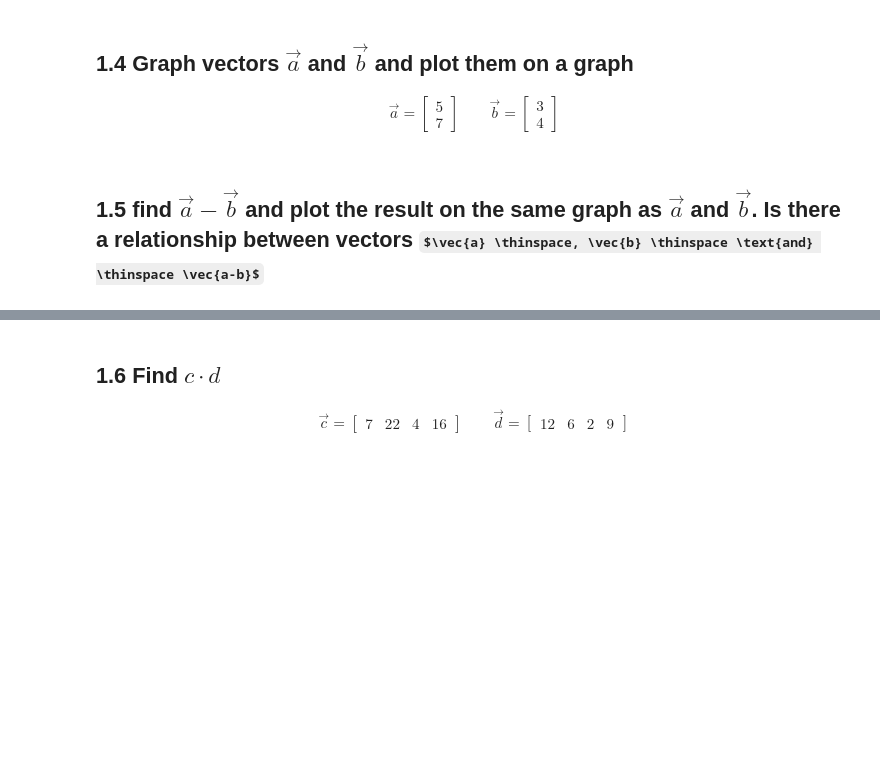
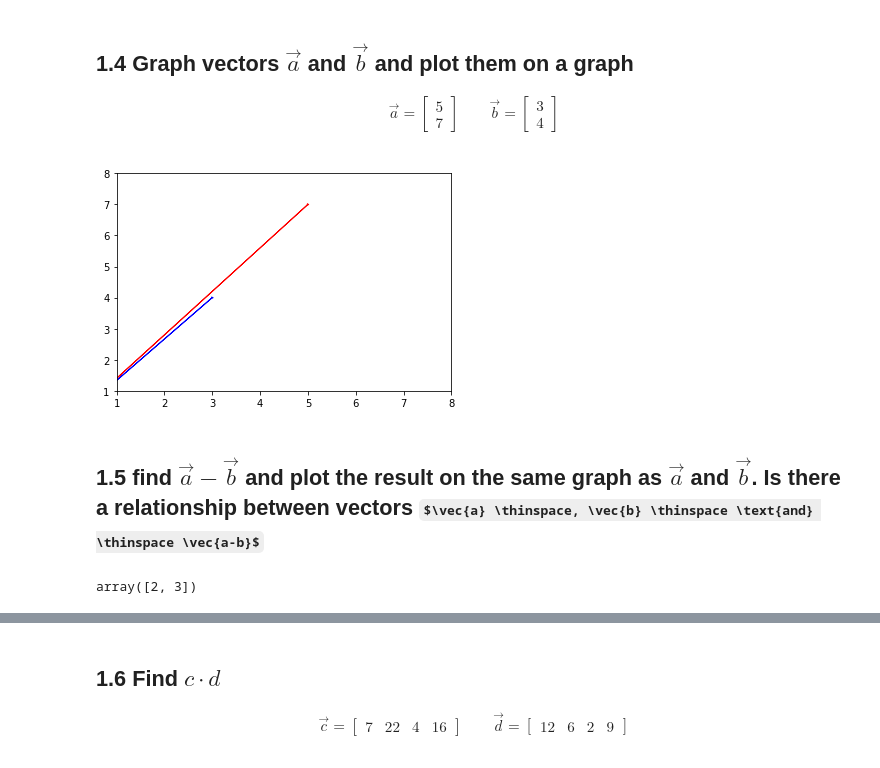
Before and after one commit to bloominstituteoftechnology/DS-Unit-1-Sprint-3-Linear-Algebra, a Jupyter notebook: module1-vectors-and-matrices/LS_DS_131_Vectors_and_Matrices_Assignment.ipynb, the cells around one changed output, grey strips where cells are left out. Drawn from its saved outputs; the diff is of its cells as text; code cells hidden in the pictures; some formulas as TeX source; blank space fills up the shorter version.

```diff
--- a/module1-vectors-and-matrices/LS_DS_131_Vectors_and_Matrices_Assignment.ipynb
+++ b/module1-vectors-and-matrices/LS_DS_131_Vectors_and_Matrices_Assignment.ipynb
@@ -23,5 +79,21 @@ print(pi)
 \qquad
 \vec{b} = \begin{bmatrix} 3 \\4 \end{bmatrix}
 \end{align}
+# %%
+
+plt.arrow(0, 0, 5, 7, head_width=.05, head_length=0.01, color = "r")
+plt.arrow(0, 0, 3, 4, head_width=.05, head_length=0.01, color = "b")
+plt.xlim(1,8)
+plt.ylim(1,8)
+plt.show()
+# %% [output]
+[figure, added]
 # %% [markdown]
 ## 1.5 find $\vec{a} - \vec{b}$ and plot the result on the same graph as $\vec{a}$ and $\vec{b}$. Is there a relationship between vectors $\vec{a} \thinspace, \vec{b} \thinspace \text{and} \thinspace \vec{a-b}$
+# %%
+a = ([5,7])
+b = ([3,4])
+
+np.subtract(a, b)
+# %% [output]
+array([2, 3])
```
Also changed, not shown: parts of 28 cells of this notebook.
